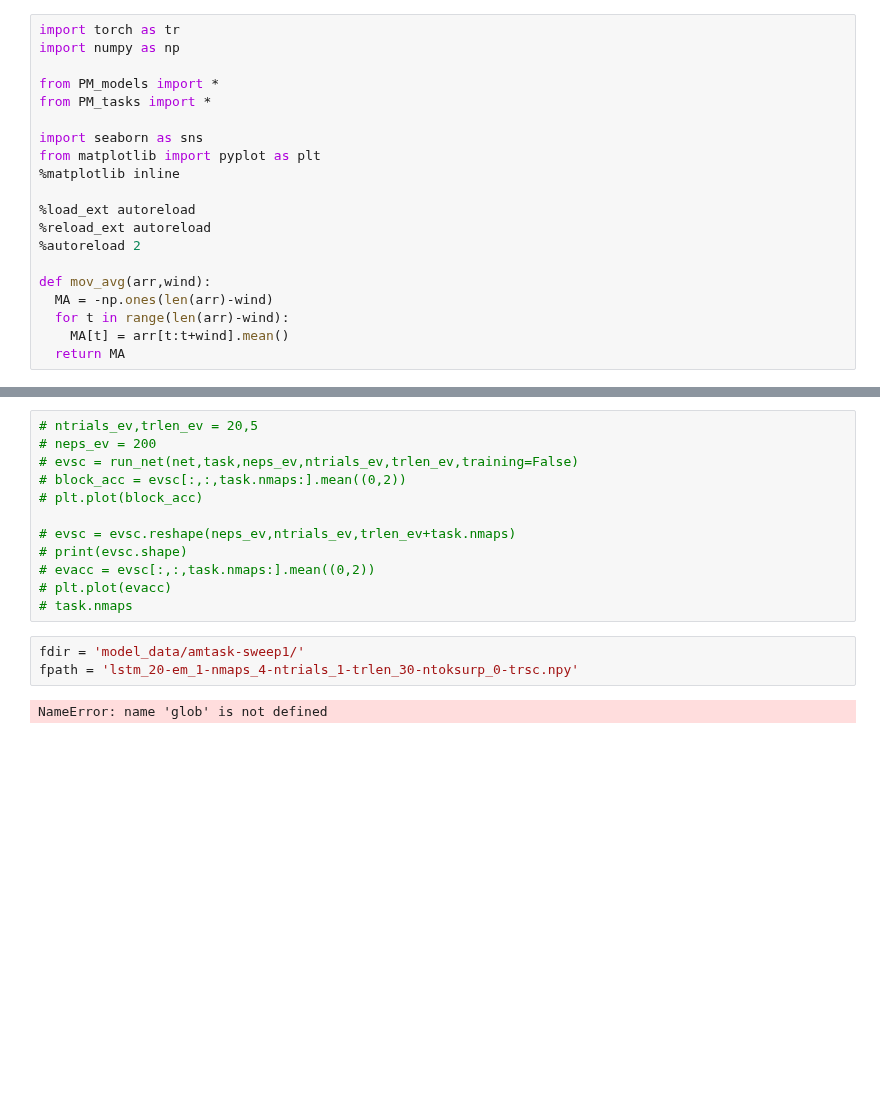
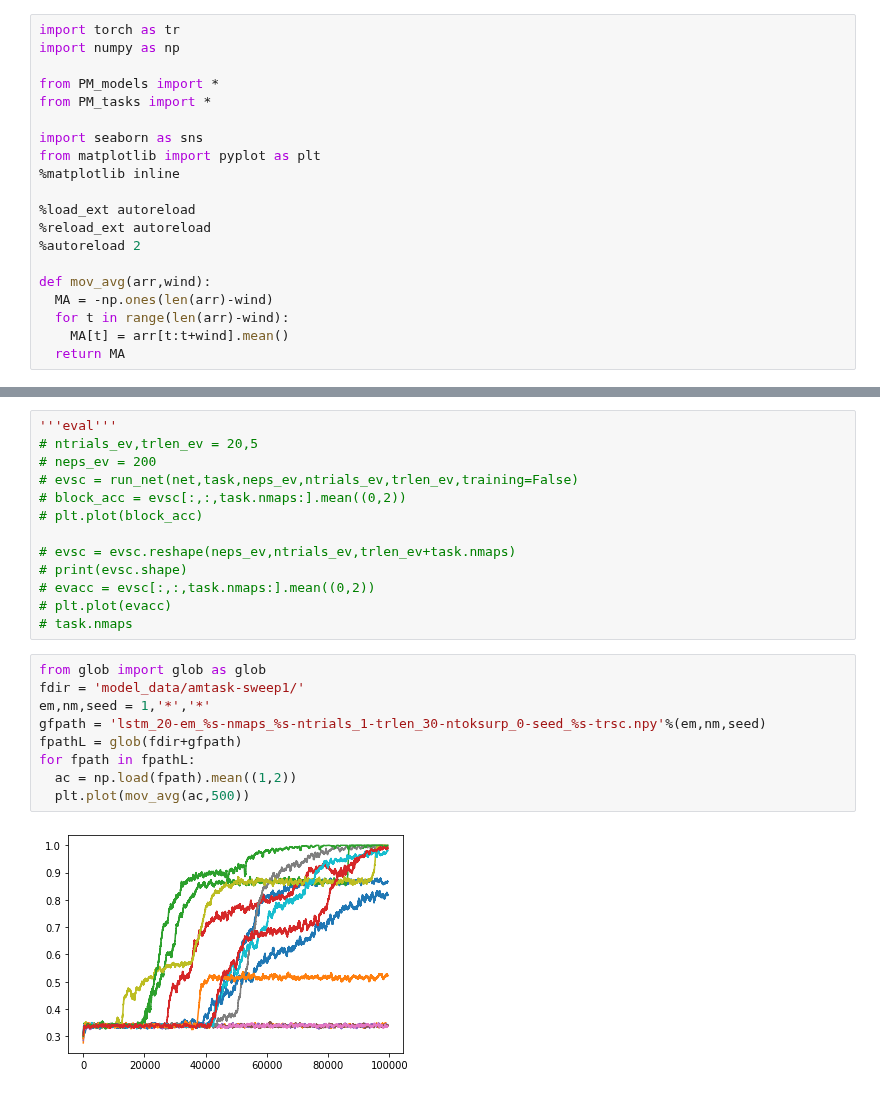
Before and after one commit to andrebeu/PM, a Jupyter notebook: trB12evalB100.ipynb, the cells around one changed output, grey strips where cells are left out. Saved outputs shown, nothing was run; the diff lists cells and outputs as text; blank space fills up the shorter version.

Commit message:
amtask-sweep1

```diff
--- a/trB12evalB100.ipynb
+++ b/trB12evalB100.ipynb
@@ -88,4 +121,5 @@ plt.legend()
 # %%
+'''eval'''
 # ntrials_ev,trlen_ev = 20,5
 # neps_ev = 200
 # evsc = run_net(net,task,neps_ev,ntrials_ev,trlen_ev,training=False)
@@ -97,8 +131,14 @@ plt.legend()
 # evacc = evsc[:,:,task.nmaps:].mean((0,2))
 # plt.plot(evacc)
 # task.nmaps
-# %%
-fdir = 'model_data/amtask-sweep1/'
-fpath = 'lstm_20-em_1-nmaps_4-ntrials_1-trlen_30-ntoksurp_0-trsc.npy'
-# %% [output]
-NameError: name 'glob' is not defined
+# %%
+from glob import glob as glob
+fdir = 'model_data/amtask-sweep1/'
+em,nm,seed = 1,'*','*'
+gfpath = 'lstm_20-em_%s-nmaps_%s-ntrials_1-trlen_30-ntoksurp_0-seed_%s-trsc.npy'%(em,nm,seed)
+fpathL = glob(fdir+gfpath)
+for fpath in fpathL:
+  ac = np.load(fpath).mean((1,2))
+  plt.plot(mov_avg(ac,500))
+# %% [output]
+[figure, added]
```
Also changed, not shown: parts of 7 cells of this notebook, 5 other files.
